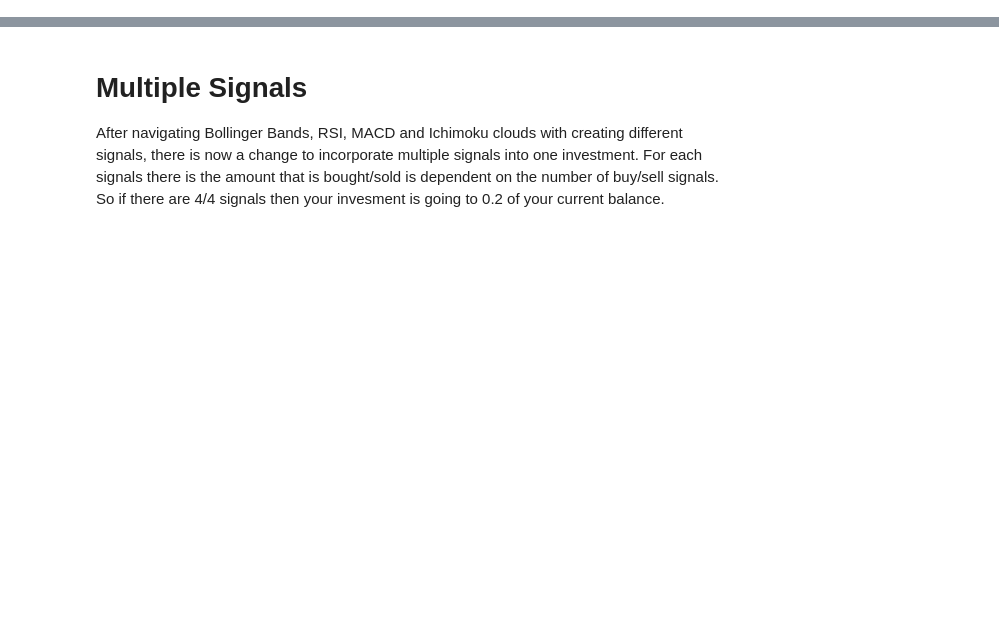
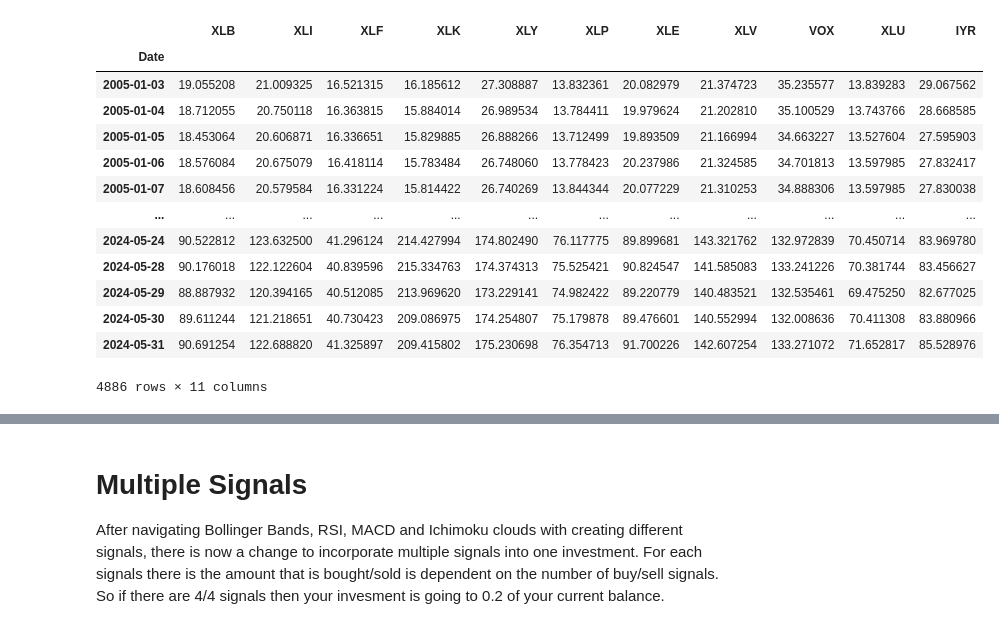
Before and after one commit to bennicholson2/Enhancing-Technical-Analysis-with-Data-Science, a Jupyter notebook: Portfolio Analysis/multiple_signals.ipynb, the cells around one changed output, grey strips where cells are left out. Cells and saved outputs as stored; diff of their text form; code cells hidden in the pictures; blank space fills up the shorter version.

```diff
--- a/Portfolio Analysis/multiple_signals.ipynb
+++ b/Portfolio Analysis/multiple_signals.ipynb
@@ -69,0 +231,43 @@ def calculate_stock_roi(bb_signals_nd, adj_close_nd, periods_date, periods_list,
+# %%
+import copy  # Import the copy module
+
+columns = ['adj_close','bollinger_bands','rsi_signals','ichimoku_signals','macd_signals']
+
+
+
+for period in economic_cycle_periods_list:
+
+    # create the daterange for the current period
+    date_range = pd.date_range(start=pd.to_datetime(economic_cycle_periods[period][0]), end=pd.to_datetime(economic_cycle_periods[period][1]) - timedelta(days=90))
+
+    # create a start date random from the period that is selected
+    start_dates = np.random.choice(date_range,size=1,replace=True)
+
+    start_dates = pd.to_datetime(start_dates)
+
+    # loop through each of the samples and perform the analysis
+    for start_date in start_dates:
+
+        # for each piece of data in all_data dict get only the investment timestamp
+        for col in columns:
+            investment_period = copy.deepcopy(all_data)
+
+            # Ensure the index is a datetime type
+            investment_period[period][col].index = pd.to_datetime(investment_period[period][col].index)
+            #print(period)
+            #print(col)
+            #print(investment_period[period][col].loc[start_date:start_date+timedelta(days=90)])
+
+            # Perform the slicing for the 90-day investment period
+            investment_period[period][col] = investment_period[period][col]
+        for day in range(len(investment_period[period][col].loc[start_date:(start_date + timedelta(days=90))])): # move down (date)
+            for ticker in sector_etf_tickers: # move across for tickers
+                for signal in signals_list: # move across signals
+                    row = investment_period[period][col].iloc[day] # you are at a row of
+                    date_range = pd.date_range(start=pd.to_datetime(start_date),end =start_date+timedelta(days=90))
+                    print(pd.to_datetime(date_range[day].value))
+                    print(period)
+                    print(ticker)
+                    print(signal)
+                    print(day)
+                    print(row[ticker])
@@ -69,0 +296,17 @@ def calculate_stock_roi(bb_signals_nd, adj_close_nd, periods_date, periods_list,
+# %%
+investment_period['alldata']['adj_close']
+# %% [output]
+|  | XLB | XLI | XLF | XLK | XLY | XLP | XLE | XLV | VOX | XLU | IYR |
+| Date |  |  |  |  |  |  |  |  |  |  |  |
+| 2005-01-03 | 19.055208 | 21.009325 | 16.521315 | 16.185612 | 27.308887 | 13.832361 | 20.082979 | 21.374723 | 35.235577 | 13.839283 | 29.067562 |
+| 2005-01-04 | 18.712055 | 20.750118 | 16.363815 | 15.884014 | 26.989534 | 13.784411 | 19.979624 | 21.202810 | 35.100529 | 13.743766 | 28.668585 |
+| 2005-01-05 | 18.453064 | 20.606871 | 16.336651 | 15.829885 | 26.888266 | 13.712499 | 19.893509 | 21.166994 | 34.663227 | 13.527604 | 27.595903 |
+| 2005-01-06 | 18.576084 | 20.675079 | 16.418114 | 15.783484 | 26.748060 | 13.778423 | 20.237986 | 21.324585 | 34.701813 | 13.597985 | 27.832417 |
+| 2005-01-07 | 18.608456 | 20.579584 | 16.331224 | 15.814422 | 26.740269 | 13.844344 | 20.077229 | 21.310253 | 34.888306 | 13.597985 | 27.830038 |
+| ... | ... | ... | ... | ... | ... | ... | ... | ... | ... | ... | ... |
+| 2024-05-24 | 90.522812 | 123.632500 | 41.296124 | 214.427994 | 174.802490 | 76.117775 | 89.899681 | 143.321762 | 132.972839 | 70.450714 | 83.969780 |
+| 2024-05-28 | 90.176018 | 122.122604 | 40.839596 | 215.334763 | 174.374313 | 75.525421 | 90.824547 | 141.585083 | 133.241226 | 70.381744 | 83.456627 |
+| 2024-05-29 | 88.887932 | 120.394165 | 40.512085 | 213.969620 | 173.229141 | 74.982422 | 89.220779 | 140.483521 | 132.535461 | 69.475250 | 82.677025 |
+| 2024-05-30 | 89.611244 | 121.218651 | 40.730423 | 209.086975 | 174.254807 | 75.179878 | 89.476601 | 140.552994 | 132.008636 | 70.411308 | 83.880966 |
+| 2024-05-31 | 90.691254 | 122.688820 | 41.325897 | 209.415802 | 175.230698 | 76.354713 | 91.700226 | 142.607254 | 133.271072 | 71.652817 | 85.528976 |
+4886 rows × 11 columns
```
Also changed, not shown: parts of 17 cells of this notebook, 8 other files.
